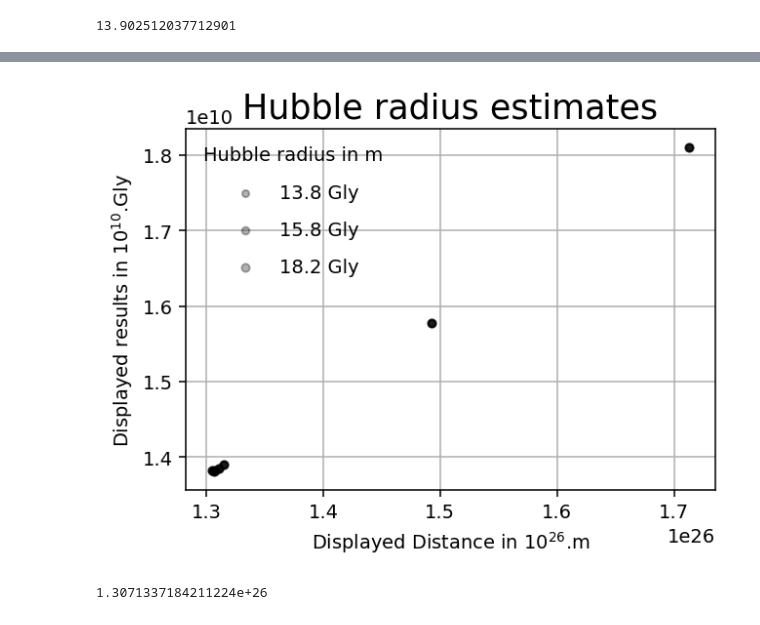
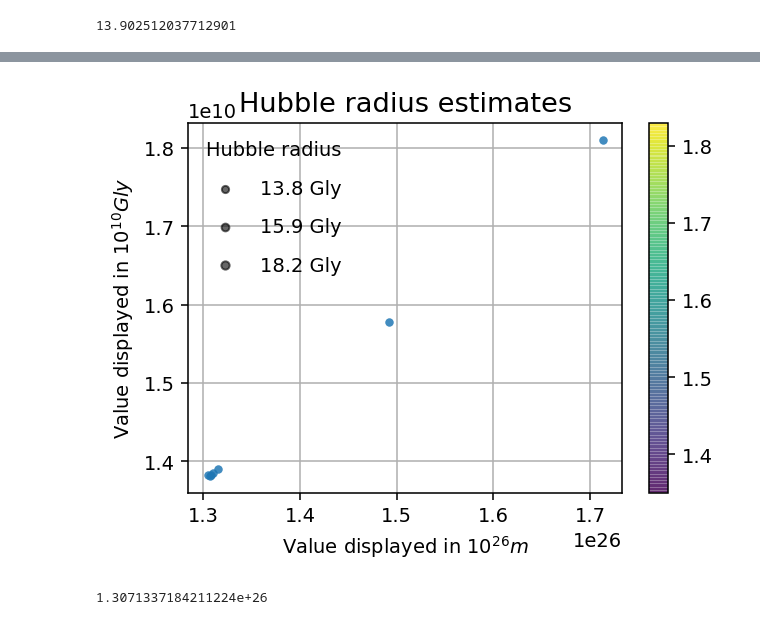
Before and after one commit to LaGuer/hubble-radius, a Jupyter notebook: hubble-radius.ipynb, the cells around one changed output, grey strips where cells are left out. Saved outputs shown, nothing was run; the diff lists cells and outputs as text; code cells hidden in the pictures.

```diff
--- a/hubble-radius.ipynb
+++ b/hubble-radius.ipynb
@@ -586,24 +594,29 @@ df3.tail(20)
 # %%
 %matplotlib inline
 w = 5
 h = 3.5
 d = 140
 plt.figure(figsize=(w, h), dpi=d)
+table3=df3.iloc[:,[2,2]]
+table4=df3.iloc[:,[3,3]]
 #plt.scatter(df3.iloc[:,[2,2]], df3.iloc[:,[3,3]], label=None,
-#            c=np.log10(df3.iloc[:,[2,2]], df3.iloc[:,[3,3]]), cmap='viridis',
-#            s=area, linewidth=0, alpha=0.5)
+plt.scatter(df3.iloc[:,[3,3]], df3.iloc[:,[2,2]],label=None,
+#            c=np.log10(table4), cmap='viridis',
+            cmap='viridis',
+            s=area, linewidth=0, alpha=0.6)
 #plt.scatter(df3.iloc[:,[2,2]], df3.iloc[:,[3,3]], s=3 )
-plt.ylabel('Displayed results in $10^{10}$.Gly')
-plt.xlabel('Displayed Distance in $10^{26}$.m')
-plt.title('Hubble radius estimates', fontsize=18, color="black")
-for area in [13.8, 15.8, 18.2]:
-    plt.scatter(df3.iloc[:,[3,3]], df3.iloc[:,[2,2]], c='k', alpha=0.3, s=area,
+plt.ylabel('Value displayed in $10^{10}Gly$')
+plt.xlabel('Value displayed in $10^{26}m$')
+plt.title('Hubble radius estimates', fontsize=14, color="black")
+for area in [13.8, 15.9, 18.2]:
+    plt.scatter([],[], c='k', alpha=0.6, s=area,
                 label=str(area) + ' Gly')
-plt.legend(scatterpoints=1, frameon=False, labelspacing=1, title='Hubble radius in m')
-#plt.colorbar(label='log$_{10}$(precision)')
+plt.legend(scatterpoints=1, frameon=False, labelspacing=1, title='Hubble radius')
+plt.colorbar(label='')
+plt.clim(1.35,1.83)
 plt.grid()
 # %% [output]
-[figure, old version]
+[figure, new version]
 # %%
 import pandas as pd
 df = df.convert_dtypes(convert_integer=True)
```
Also changed, not shown: parts of 35 cells of this notebook.
